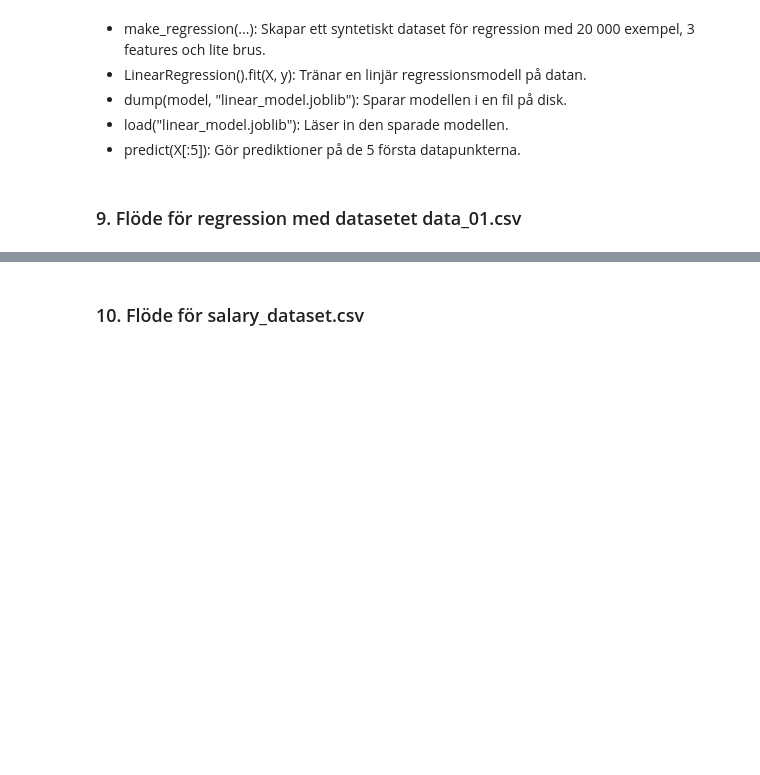
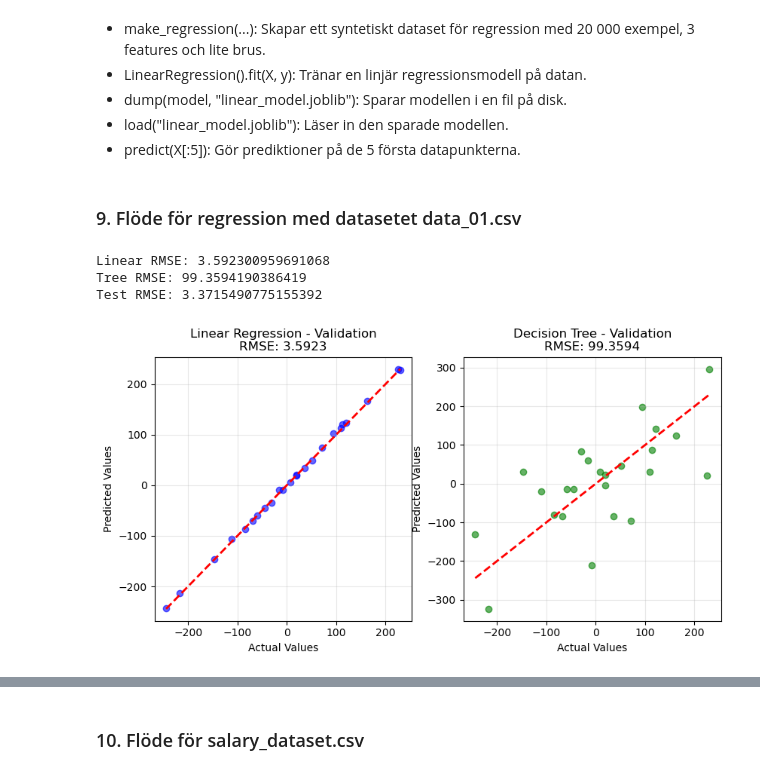
Before and after one commit to ManaInfectedRP/Skola-Python, a Jupyter notebook: Uppgifter.ipynb, the cells around one changed output, grey strips where cells are left out. Drawn from its saved outputs; the diff is of its cells as text; code cells hidden in the pictures; blank space fills up the shorter version.

```diff
--- a/Uppgifter.ipynb
+++ b/Uppgifter.ipynb
@@ -218,7 +218,76 @@ print(model_loaded.predict(X[:5]))
 ### 9. Flöde för regression med datasetet data_01.csv
 # %%
 # a) Läs in datasete
+import pandas as pd
+import matplotlib.pyplot as plt
+from sklearn.model_selection import train_test_split
+from sklearn.linear_model import LinearRegression
+from sklearn.tree import DecisionTreeRegressor
+from sklearn.metrics import root_mean_squared_error
+df = pd.read_csv("data_01.csv")
 
-import pandas as pd
+# b) Dela upp i X och y
+X = df.drop("target", axis=1)
+y = df["target"]
 
-df = pd.read_csv("data_01.csv")
+# c) Dela upp i train, val, test
+# Först train + val och test
+X_train_val, X_test, y_train_val, y_test = train_test_split(X, y, test_size=0.2, random_state=42)
+
+# Sedan train och val
+X_train, X_val, y_train, y_val = train_test_split(X_train_val, y_train_val, test_size=0.15, random_state=42)
+
+# d) Träna två regressionsmodeller
+
+lin_reg = LinearRegression().fit(X_train, y_train)
+tree_reg = DecisionTreeRegressor(random_state=42).fit(X_train, y_train)
+
+# e) Utvärdera på valideringsdata
+lin_pred = lin_reg.predict(X_val)
+tree_pred = tree_reg.predict(X_val)
+
+lin_rmse = root_mean_squared_error(y_val, lin_pred)
+tree_rmse = root_mean_squared_error(y_val, tree_pred)
+
+
+lin_pred_val = lin_reg.predict(X_val)
+tree_pred_val = tree_reg.predict(X_val)
+
+print("Linear RMSE:", lin_rmse)
+print("Tree RMSE:", tree_rmse)
+
+# f) Välj bästa modell och träna om på train + val
+best_model = lin_reg if lin_rmse < tree_rmse else tree_reg
+best_model.fit(X_train_val, y_train_val)
+
+# g) Utvärdera på testdatan
+test_pred = best_model.predict(X_test)
+test_rmse = root_mean_squared_error(y_test, test_pred)
+print("Test RMSE:", test_rmse)
+
+# h) Träna på hela datasetet
+final_model = best_model.fit(X, y)
+
+## Visa plots på Values och Predicted Val
+plt.figure(figsize=(15, 10))
+
+plt.subplot(2, 3, 1)
+plt.scatter(y_val, lin_pred_val, alpha=0.6, color='blue')
+plt.plot([y_val.min(), y_val.max()], [y_val.min(), y_val.max()], 'r--', lw=2)
+plt.xlabel('Actual Values')
+plt.ylabel('Predicted Values')
+plt.title(f'Linear Regression - Validation\nRMSE: {lin_rmse:.4f}')
+plt.grid(True, alpha=0.3)
+
+plt.subplot(2, 3, 2)
+plt.scatter(y_val, tree_pred_val, alpha=0.6, color='green')
+plt.plot([y_val.min(), y_val.max()], [y_val.min(), y_val.max()], 'r--', lw=2)
+plt.xlabel('Actual Values')
+plt.ylabel('Predicted Values')
+plt.title(f'Decision Tree - Validation\nRMSE: {tree_rmse:.4f}')
+plt.grid(True, alpha=0.3)
+# %% [output]
+Linear RMSE: 3.592300959691068
+Tree RMSE: 99.3594190386419
+Test RMSE: 3.3715490775155392
+[figure, added]
```
Also changed, not shown: parts of 17 cells of this notebook, 2 other files.
